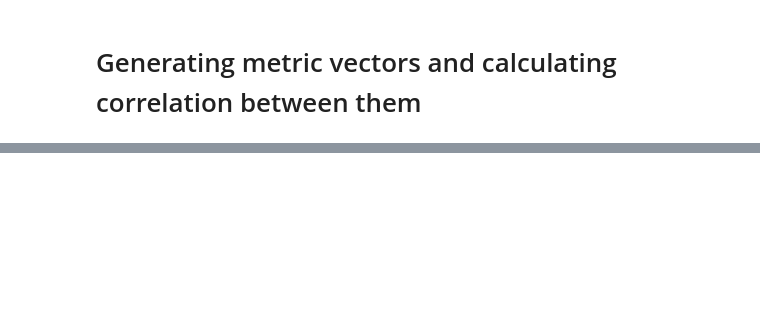
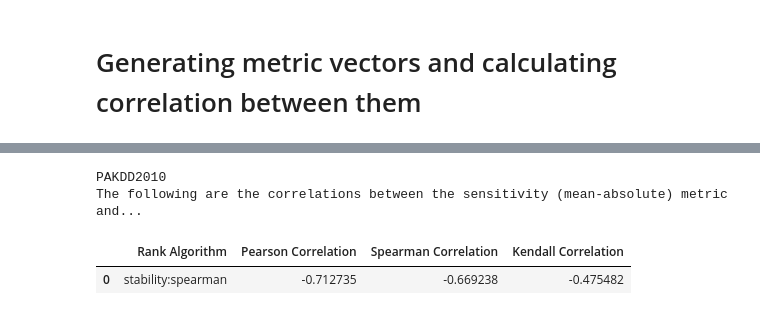
Before and after one commit to hiaac-finance/xai_aggregation, a Jupyter notebook: experiments/TEST_rank_based_metrics.ipynb, the cells around one changed output, grey strips where cells are left out. Saved outputs shown, nothing was run; the diff lists cells and outputs as text; code cells hidden in the pictures; blank space fills up the shorter version.

```diff
--- a/experiments/TEST_rank_based_metrics.ipynb
+++ b/experiments/TEST_rank_based_metrics.ipynb
@@ -63,21 +57,25 @@ def process_index(idx):
     local_comp_arr = []
     for exp in exps:
         row = []
-        explanation = exp.explain_instance(X_test.loc[idx])
-        row.append(evaluator.faithfullness_correlation(exp, X_test.loc[idx], explanation=explanation, rank_based=False, iterations=100, len_subset=1))
-        row.append(evaluator.faithfullness_correlation(exp, X_test.loc[idx], explanation=explanation, rank_based=False, iterations=100, len_subset=1))
-        row.append(evaluator.faithfullness_correlation(exp, X_test.loc[idx], explanation=explanation, rank_based=True, rb_alg="sum", iterations=100, len_subset=1))
-        row.append(evaluator.faithfullness_correlation(exp, X_test.loc[idx], explanation=explanation, rank_based=True, rb_alg="percentile", iterations=100, len_subset=1))
-        row.append(evaluator.faithfullness_correlation(exp, X_test.loc[idx], explanation=explanation, rank_based=True, rb_alg="avg", iterations=100, len_subset=1))
-        row.append(evaluator.faithfullness_correlation(exp, X_test.loc[idx], explanation=explanation, rank_based=True, rb_alg="inverse", iterations=100, len_subset=1))
+        # explanation = exp.explain_instance(X_test.loc[idx])
+
+        # row.append(evaluator.faithfullness_correlation(exp, X_test.loc[idx], explanation=explanation, rank_based=False, iterations=100, len_subset=1))
+        # row.append(evaluator.faithfullness_correlation(exp, X_test.loc[idx], explanation=explanation, rank_based=False, iterations=100, len_subset=1))
+        # row.append(evaluator.faithfullness_correlation(exp, X_test.loc[idx], explanation=explanation, rank_based=True, rb_alg="sum", iterations=100, len_subset=1))
+        # row.append(evaluator.faithfullness_correlation(exp, X_test.loc[idx], explanation=explanation, rank_based=True, rb_alg="percentile", iterations=100, len_subset=1))
+        # row.append(evaluator.faithfullness_correlation(exp, X_test.loc[idx], explanation=explanation, rank_based=True, rb_alg="avg", iterations=100, len_subset=1))
+        # row.append(evaluator.faithfullness_correlation(exp, X_test.loc[idx], explanation=explanation, rank_based=True, rb_alg="inverse", iterations=100, len_subset=1))
 
         # row.append(evaluator.complexity(exp, X_test.loc[idx], explanation=explanation))
         # row.append(evaluator.nrc(exp, X_test.loc[idx], explanation=explanation))
 
+        row.append(evaluator._sensitivity_sequential(exp, X_test.loc[idx], method='mean_absolute', iterations=1))
+        row.append(evaluator._sensitivity_sequential(exp, X_test.loc[idx], method="spearman", iterations=1))
+
         local_comp_arr.append(row)
     return local_comp_arr
 
-with concurrent.futures.ProcessPoolExecutor(5) as executor:
+with concurrent.futures.ProcessPoolExecutor() as executor:
     results = list(executor.map(process_index, indexes))
 
 for result in results:
@@ -138,0 +142,25 @@ The following are the correlations between the faithfullness metric and... (abs
+# %%
+from scipy.stats import spearmanr
+
+comp_arr = np.array(comp_arr)
+rank_algs = ["stability:spearman"]
+
+pearson_corr = [np.corrcoef(comp_arr[:, 0], comp_arr[:, i])[0, 1] for i in range(1, comp_arr.shape[1])]
+spearman_corr = [spearmanr(comp_arr[:, 0], comp_arr[:, i]).correlation for i in range(1, comp_arr.shape[1])]
+kendall_corr = [kendalltau(comp_arr[:, 0], comp_arr[:, i]).correlation for i in range(1, comp_arr.shape[1])]
+
+correlation_df = pd.DataFrame({
+    'Rank Algorithm': rank_algs,
+    'Pearson Correlation': pearson_corr,
+    'Spearman Correlation': spearman_corr,
+    'Kendall Correlation': kendall_corr
+})
+
+print(dataset_name)
+print("The following are the correlations between the sensitivity (mean-absolute) metric and...")
+display(correlation_df)
+# %% [output]
+PAKDD2010
+The following are the correlations between the sensitivity (mean-absolute) metric and...
+|  | Rank Algorithm | Pearson Correlation | Spearman Correlation | Kendall Correlation |
+| 0 | stability:spearman | -0.712735 | -0.669238 | -0.475482 |
```
Also changed, not shown: parts of 6 cells of this notebook, 4 other files.
